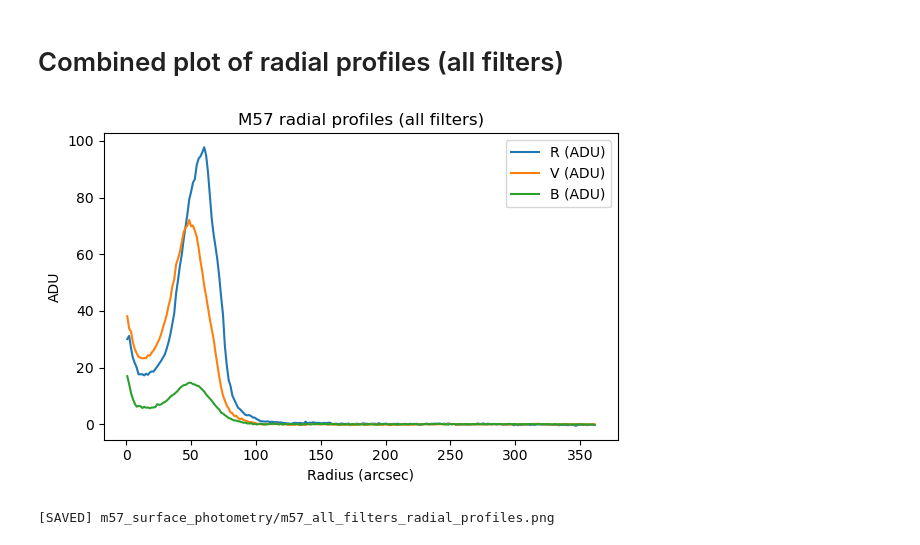
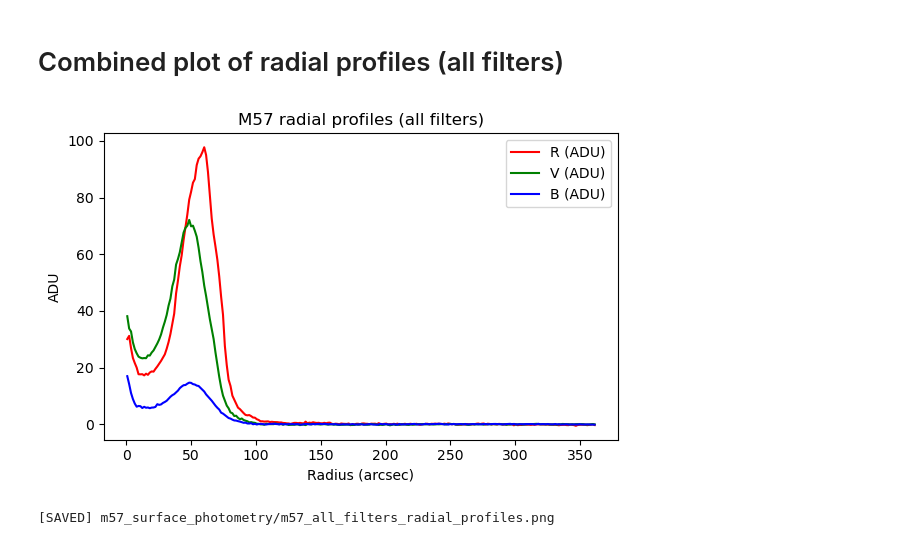
Before and after one commit to Sp3ter04/ObservatoryLaboratory, a Jupyter notebook: SurfacePhotometry.ipynb, the cells around one changed output. Cells and saved outputs as stored; diff of their text form; code cells hidden in the pictures.

```diff
--- a/SurfacePhotometry.ipynb
+++ b/SurfacePhotometry.ipynb
@@ -507,27 +507,36 @@ Length = 58 rows
 # %%
 # this is the combined plot of radial profiles (all filters)
 fig, ax = plt.subplots(figsize=(6,4))
 any_arcsec = any((res.get('r_arcsec') is not None) for res in results.values())
+
+# define colors for specific filters
+filter_colors = {
+    'R': 'red',
+    'V': 'green',
+    'B': 'blue'
+}
+
 for filt, res in results.items():
+    color = filter_colors.get(filt, None)  # default color if not specified
     if res['prof_mag_arcsec2'] is not None and res['r_arcsec'] is not None:
-        ax.plot(res['r_arcsec'], res['prof_mag_arcsec2'], label=filt)
+        ax.plot(res['r_arcsec'], res['prof_mag_arcsec2'], label=filt, color=color)
     elif res['prof_magpix'] is not None:
-        ax.plot(res['r_pix'], res['prof_magpix'], label=filt + ' (mag/pix)')
+        ax.plot(res['r_pix'], res['prof_magpix'], label=filt + ' (mag/pix)', color=color)
     else:
-        ax.plot(res['r_pix'], res['prof_adu'], label=filt + ' (ADU)')
+        ax.plot(res['r_pix'], res['prof_adu'], label=filt + ' (ADU)', color=color)
 if any_arcsec:
     ax.set_xlabel('Radius (arcsec)')
 else:
     ax.set_xlabel('Radius (pixels)')
 ax.set_ylabel('ADU')
 ax.legend()
 ax.set_title('M57 radial profiles (all filters)')
 fig.tight_layout()
 outname = os.path.join(out_dir, 'm57_all_filters_radial_profiles.png')
 fig.savefig(outname)
 plt.show()
 plt.close(fig)
 print('[SAVED]', outname)
 # %% [output]
-[figure, old version]
+[figure, new version]
 [SAVED] m57_surface_photometry/m57_all_filters_radial_profiles.png
```
Also changed, not shown: 1 other file.
